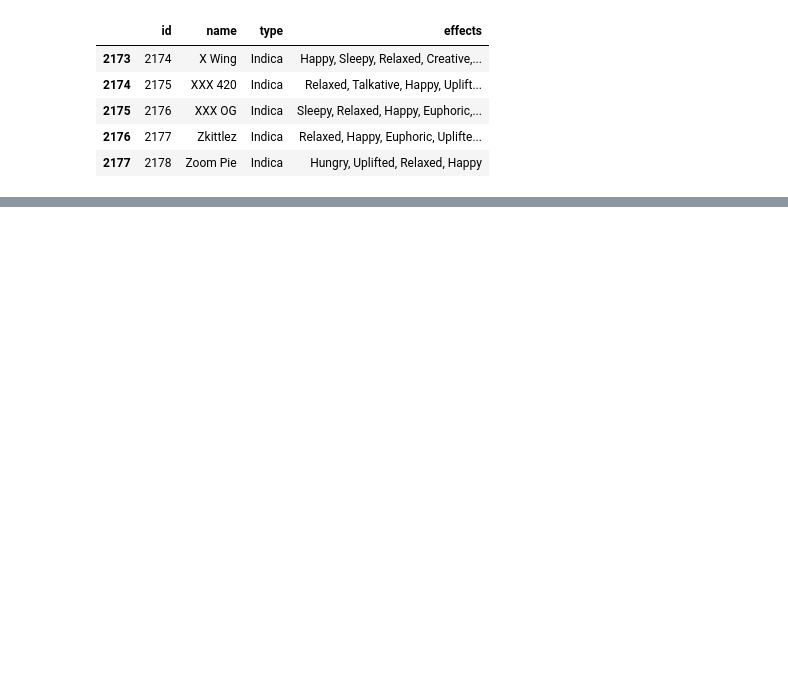
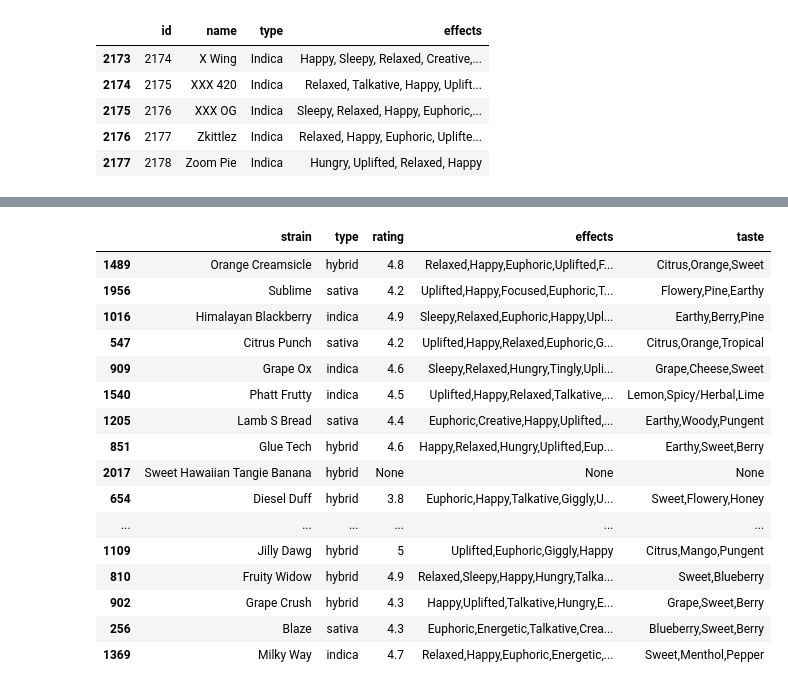
Before and after one commit to stephkendall/Cannabis-Predictions, a Jupyter notebook: Joining DFs.ipynb, the cells around one changed output, grey strips where cells are left out. Cells and saved outputs as stored; diff of their text form; code cells hidden in the pictures; blank space fills up the shorter version.

```diff
--- a/Joining DFs.ipynb
+++ b/Joining DFs.ipynb
@@ -387,0 +228,21 @@ df1.head(20)
+# %%
+df = df.drop(columns=['name'])
+df.sample(20)
+# %% [output]
+|  | strain | type | rating | effects | taste |
+| 1489 | Orange Creamsicle | hybrid | 4.8 | Relaxed,Happy,Euphoric,Uplifted,F... | Citrus,Orange,Sweet |
+| 1956 | Sublime | sativa | 4.2 | Uplifted,Happy,Focused,Euphoric,T... | Flowery,Pine,Earthy |
+| 1016 | Himalayan Blackberry | indica | 4.9 | Sleepy,Relaxed,Euphoric,Happy,Upl... | Earthy,Berry,Pine |
+| 547 | Citrus Punch | sativa | 4.2 | Uplifted,Happy,Relaxed,Euphoric,G... | Citrus,Orange,Tropical |
+| 909 | Grape Ox | indica | 4.6 | Sleepy,Relaxed,Hungry,Tingly,Upli... | Grape,Cheese,Sweet |
+| 1540 | Phatt Frutty | indica | 4.5 | Uplifted,Happy,Relaxed,Talkative,... | Lemon,Spicy/Herbal,Lime |
+| 1205 | Lamb S Bread | sativa | 4.4 | Euphoric,Creative,Happy,Uplifted,... | Earthy,Woody,Pungent |
+| 851 | Glue Tech | hybrid | 4.6 | Happy,Relaxed,Hungry,Uplifted,Eup... | Earthy,Sweet,Berry |
+| 2017 | Sweet Hawaiian Tangie Banana | hybrid | None | None | None |
+| 654 | Diesel Duff | hybrid | 3.8 | Euphoric,Happy,Talkative,Giggly,U... | Sweet,Flowery,Honey |
+| ... | ... | ... | ... | ... | ... |
+| 1109 | Jilly Dawg | hybrid | 5 | Uplifted,Euphoric,Giggly,Happy | Citrus,Mango,Pungent |
+| 810 | Fruity Widow | hybrid | 4.9 | Relaxed,Sleepy,Happy,Hungry,Talka... | Sweet,Blueberry |
+| 902 | Grape Crush | hybrid | 4.3 | Happy,Uplifted,Talkative,Hungry,E... | Grape,Sweet,Berry |
+| 256 | Blaze | sativa | 4.3 | Euphoric,Energetic,Talkative,Crea... | Blueberry,Sweet,Berry |
+| 1369 | Milky Way | indica | 4.7 | Relaxed,Happy,Euphoric,Energetic,... | Sweet,Menthol,Pepper |
```
Also changed, not shown: parts of 45 cells of this notebook, 2 other files.
